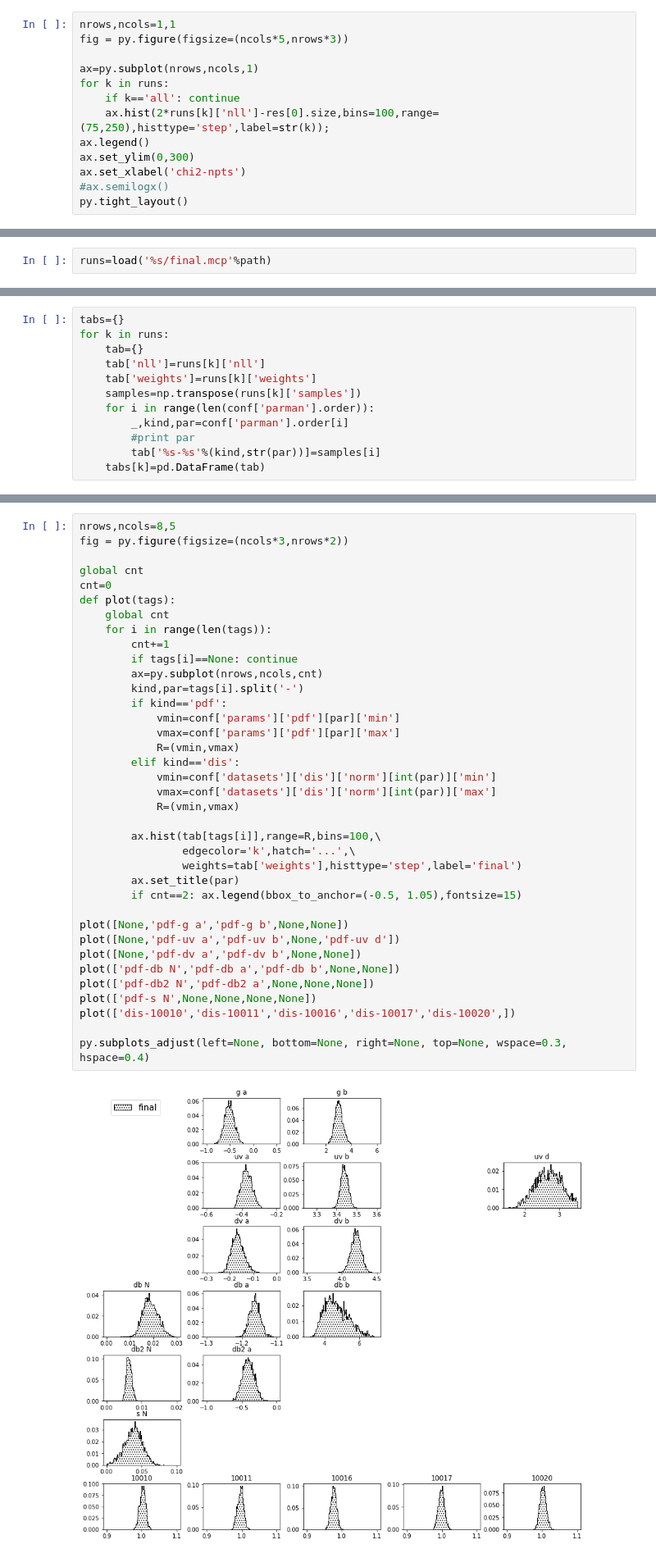
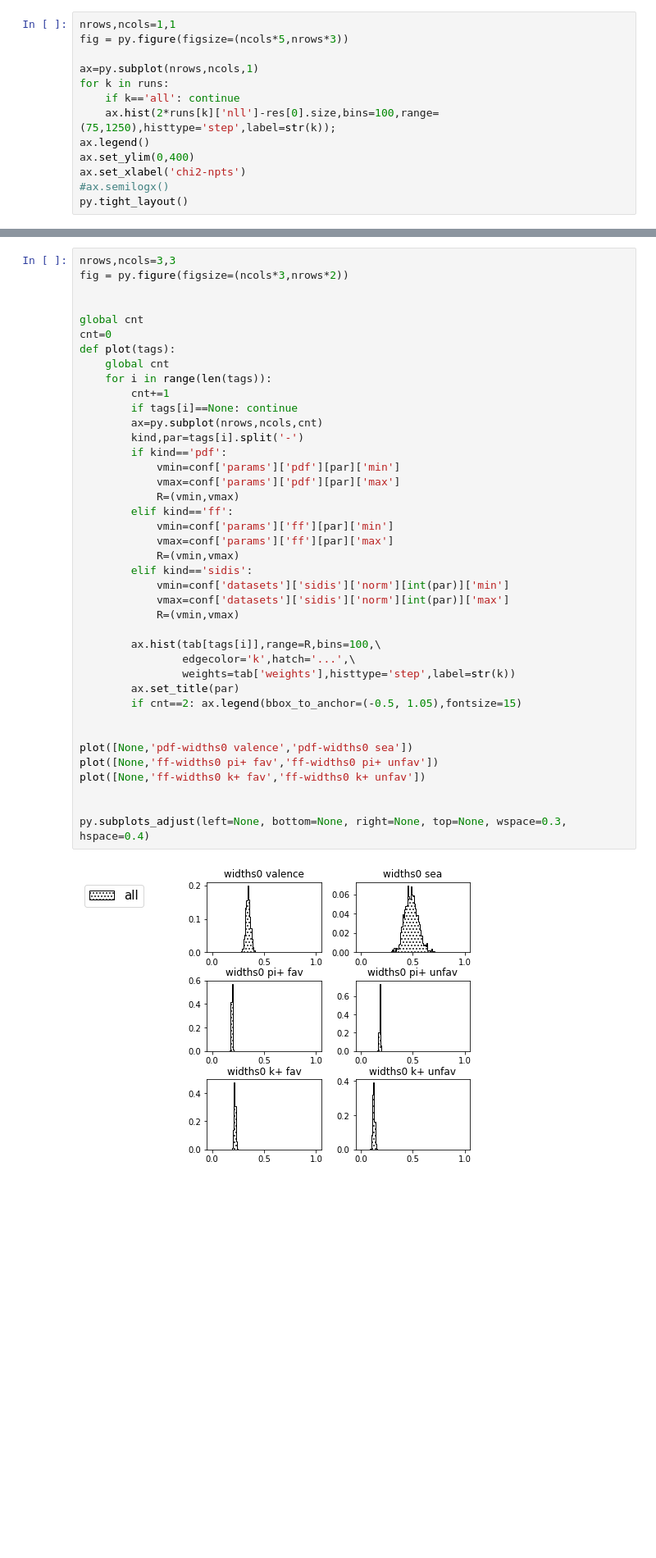
Before and after one commit to prokudin/psu_project_2018, a Jupyter notebook: notebooks/samples.ipynb, the cells around one changed output, grey strips where cells are left out. Shown at 82% size. Cells and saved outputs as stored; diff of their text form; blank space fills up the shorter version.

```diff
--- a/notebooks/samples.ipynb
+++ b/notebooks/samples.ipynb
@@ -56,9 +56,9 @@ fig = py.figure(figsize=(ncols*5,nrows*3))
 ax=py.subplot(nrows,ncols,1)
 for k in runs:
     if k=='all': continue
-    ax.hist(2*runs[k]['nll']-res[0].size,bins=100,range=(75,250),histtype='step',label=str(k));
+    ax.hist(2*runs[k]['nll']-res[0].size,bins=100,range=(75,1250),histtype='step',label=str(k));
 ax.legend()
-ax.set_ylim(0,300)
+ax.set_ylim(0,400)
 ax.set_xlabel('chi2-npts')
 #ax.semilogx()
 py.tight_layout()
@@ -136,2 +135,0 @@ py.subplots_adjust(left=None, bottom=None, right=None, top=None, wspace=0.3, hsp
-# %%
-runs=load('%s/final.mcp'%path)
@@ -158,12 +135,0 @@ IndexError: only integers, slices (`:`), ellipsis (`...`), numpy.newaxis (`None`
-# %%
-tabs={}
-for k in runs:
-    tab={}
-    tab['nll']=runs[k]['nll']
-    tab['weights']=runs[k]['weights']
-    samples=np.transpose(runs[k]['samples'])
-    for i in range(len(conf['parman'].order)):
-        _,kind,par=conf['parman'].order[i]
-        #print par
-        tab['%s-%s'%(kind,str(par))]=samples[i]
-    tabs[k]=pd.DataFrame(tab)
@@ -248,41 +171,44 @@ for i in range(len(conf['parman'].order)):
     tab['%s-%s'%(kind,str(par))]=samples[i]
 tab=pd.DataFrame(tab)
 # %%
-nrows,ncols=8,5
+nrows,ncols=3,3
 fig = py.figure(figsize=(ncols*3,nrows*2))
+
 
 global cnt
 cnt=0
 def plot(tags):
     global cnt
     for i in range(len(tags)):
         cnt+=1
         if tags[i]==None: continue
         ax=py.subplot(nrows,ncols,cnt)
         kind,par=tags[i].split('-')
         if kind=='pdf':
             vmin=conf['params']['pdf'][par]['min']
             vmax=conf['params']['pdf'][par]['max']
             R=(vmin,vmax)
-        elif kind=='dis':
-            vmin=conf['datasets']['dis']['norm'][int(par)]['min']
-            vmax=conf['datasets']['dis']['norm'][int(par)]['max']
+        elif kind=='ff':
+            vmin=conf['params']['ff'][par]['min']
+            vmax=conf['params']['ff'][par]['max']
+            R=(vmin,vmax)
+        elif kind=='sidis':
+            vmin=conf['datasets']['sidis']['norm'][int(par)]['min']
+            vmax=conf['datasets']['sidis']['norm'][int(par)]['max']
             R=(vmin,vmax)
 
         ax.hist(tab[tags[i]],range=R,bins=100,\
                 edgecolor='k',hatch='...',\
-                weights=tab['weights'],histtype='step',label='final')
+                weights=tab['weights'],histtype='step',label=str(k))
         ax.set_title(par)
         if cnt==2: ax.legend(bbox_to_anchor=(-0.5, 1.05),fontsize=15)
 
-plot([None,'pdf-g a','pdf-g b',None,None])
-plot([None,'pdf-uv a','pdf-uv b',None,'pdf-uv d'])
-plot([None,'pdf-dv a','pdf-dv b',None,None])
-plot(['pdf-db N','pdf-db a','pdf-db b',None,None])
-plot(['pdf-db2 N','pdf-db2 a',None,None,None])
-plot(['pdf-s N',None,None,None,None])
-plot(['dis-10010','dis-10011','dis-10016','dis-10017','dis-10020',])
+
+plot([None,'pdf-widths0 valence','pdf-widths0 sea'])
+plot([None,'ff-widths0 pi+ fav','ff-widths0 pi+ unfav'])
+plot([None,'ff-widths0 k+ fav','ff-widths0 k+ unfav'])
+
 
 py.subplots_adjust(left=None, bottom=None, right=None, top=None, wspace=0.3, hspace=0.4)
 # %% [output]
-[figure, old version]
+[figure, new version]
```
Also changed, not shown: parts of 8 cells of this notebook, 1 other file.
